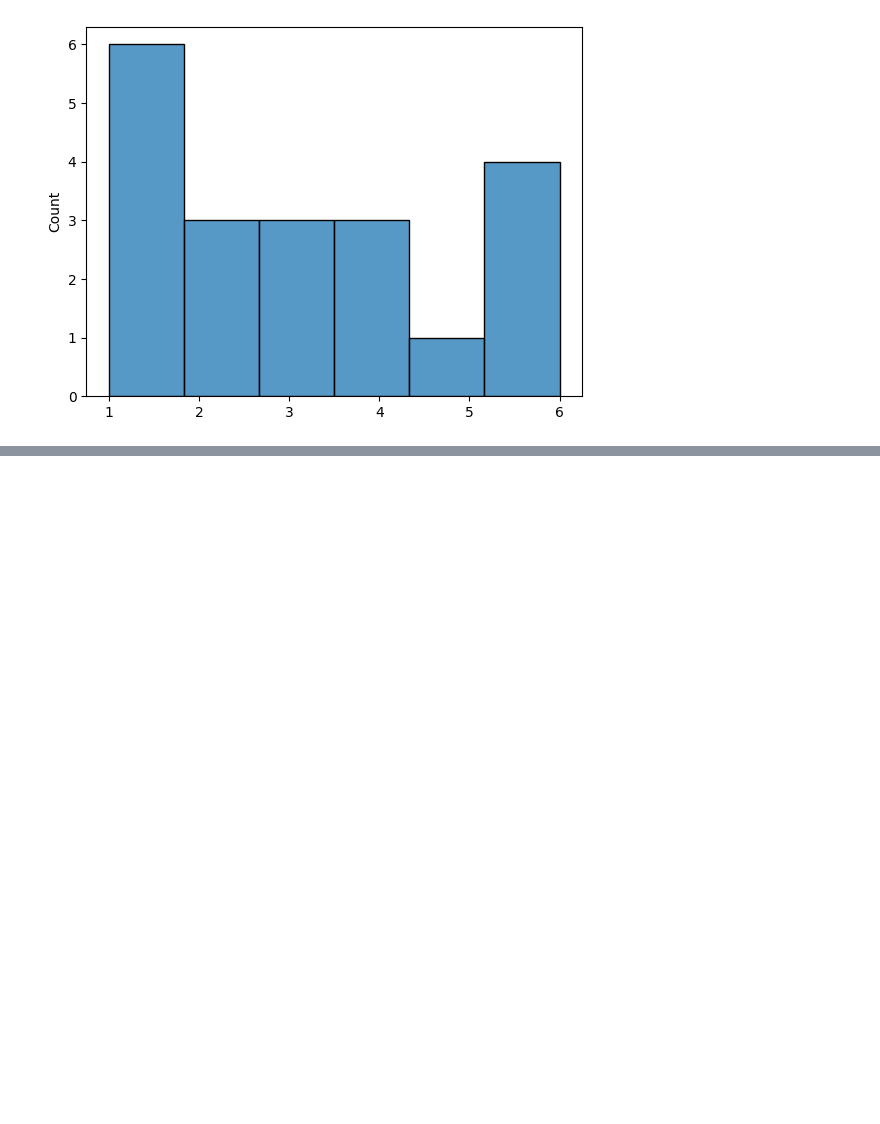
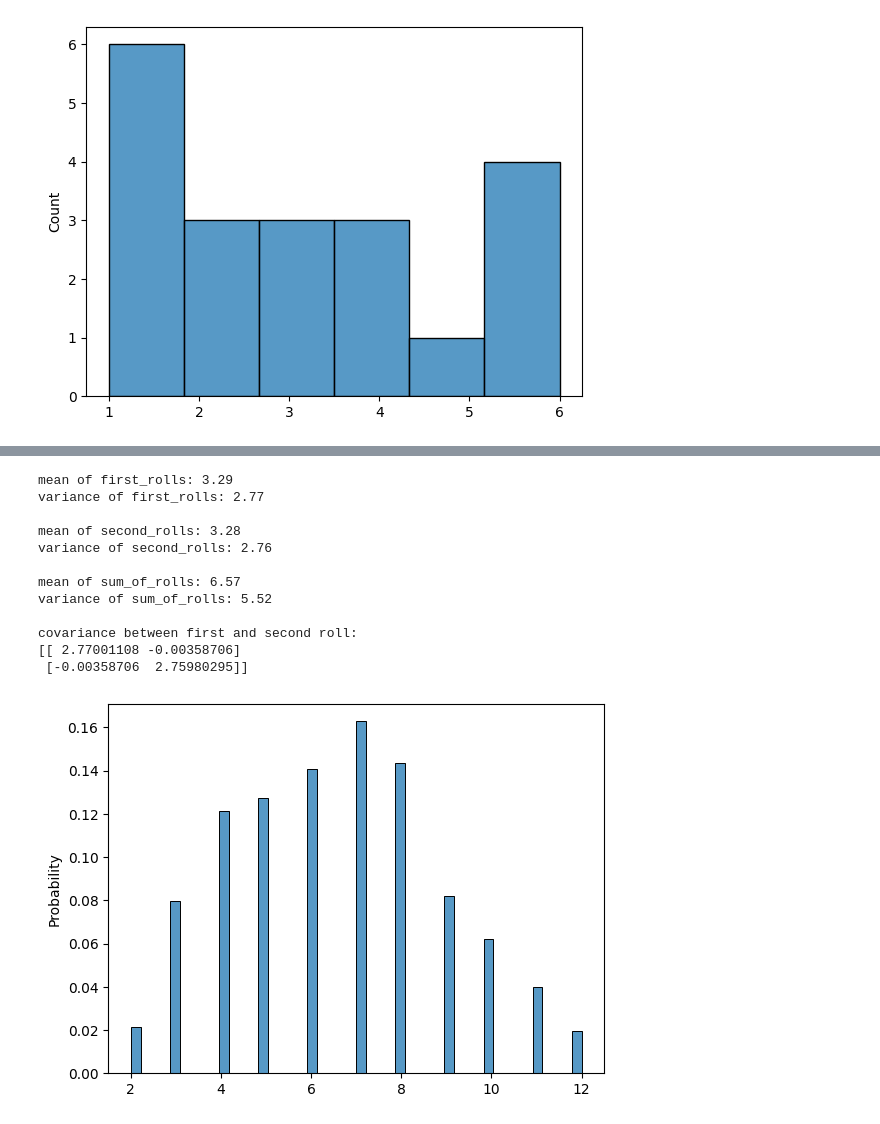
Before and after one commit to anjilab/mathematics-for-ml-datascience, a Jupyter notebook: chapter3/week2/probability-distribution-2-variables/study_of_graphing_visualization_needed/die-rolls.ipynb, the cells around one changed output, grey strips where cells are left out. Saved outputs shown, nothing was run; the diff lists cells and outputs as text; code cells hidden in the pictures; blank space fills up the shorter version.

```diff
--- a/chapter3/week2/probability-distribution-2-variables/study_of_graphing_visualization_needed/die-rolls.ipynb
+++ b/chapter3/week2/probability-distribution-2-variables/study_of_graphing_visualization_needed/die-rolls.ipynb
@@ -59,0 +130,32 @@ variance of rolls: 2.94
+# %%
+n_rolls = 20_000
+
+# Notice that the p parameter is being set
+first_rolls = np.array([np.random.choice(die, p=probs_loaded_die) for _ in range(n_rolls)])
+
+second_rolls = np.array([np.random.choice(die, p=probs_loaded_die) for _ in range(n_rolls)])
+
+sum_of_rolls = first_rolls + second_rolls
+
+print(f"mean of first_rolls: {np.mean(first_rolls):.2f}\nvariance of first_rolls: {np.var(first_rolls):.2f}\n")
+print(f"mean of second_rolls: {np.mean(second_rolls):.2f}\nvariance of second_rolls: {np.var(second_rolls):.2f}\n")
+print(f"mean of sum_of_rolls: {np.mean(sum_of_rolls):.2f}\nvariance of sum_of_rolls: {np.var(sum_of_rolls):.2f}\n")
+print(f"covariance between first and second roll:\n{np.cov(first_rolls, second_rolls)}")
+
+
+sns.histplot(sum_of_rolls, stat = "probability")
+plt.show()
+# %% [output]
+mean of first_rolls: 3.29
+variance of first_rolls: 2.77
+
+mean of second_rolls: 3.28
+variance of second_rolls: 2.76
+
+mean of sum_of_rolls: 6.57
+variance of sum_of_rolls: 5.52
+
+covariance between first and second roll:
+[[ 2.77001108 -0.00358706]
+ [-0.00358706  2.75980295]]
+[figure, added]
```
Also changed, not shown: parts of 6 cells of this notebook.
